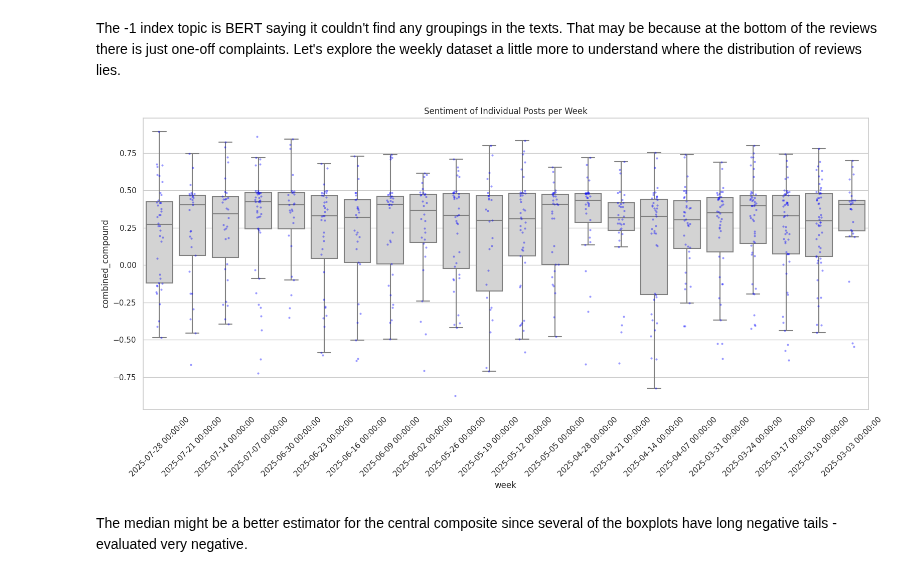
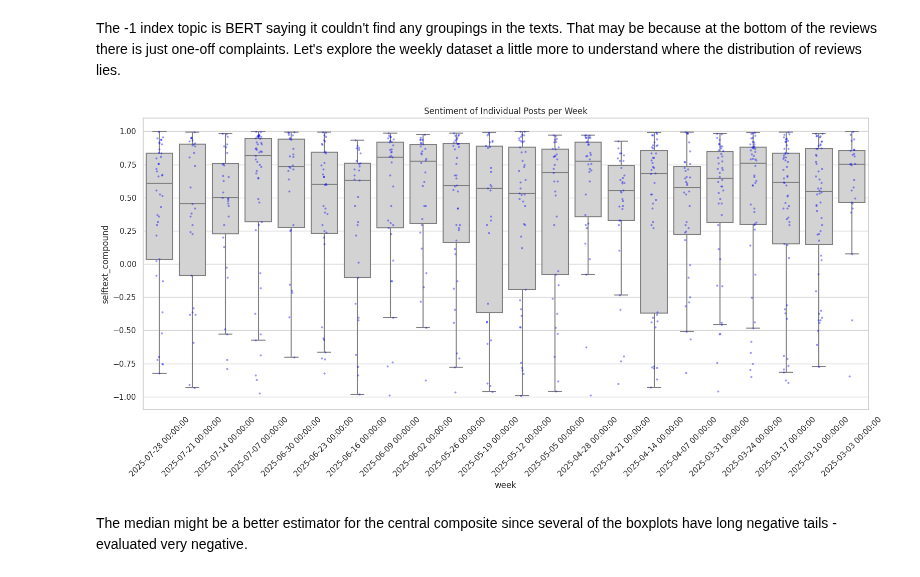
Before and after one commit to morescode-pm/kaggle-fastai, a Jupyter notebook: chapter3/hellofresh_reddit.ipynb, the cells around one changed output. Saved outputs shown, nothing was run; the diff lists cells and outputs as text; code cells hidden in the pictures.

```diff
--- a/chapter3/hellofresh_reddit.ipynb
+++ b/chapter3/hellofresh_reddit.ipynb
@@ -728,14 +728,14 @@ topic_model.get_topic_info()
 The -1 index topic is BERT saying it couldn't find any groupings in the texts. That may be because at the bottom of the reviews there is just one-off complaints. Let's explore the weekly dataset a little more to understand where the distribution of reviews lies.
 # %%
 plt.figure(figsize=(16, 8))
-sns.boxplot(data=df, x='week', y='combined_compound', color='lightgray', fliersize=0)
-sns.stripplot(data=df, x='week', y='combined_compound', color='blue', size=3, jitter=True, alpha=0.4)
+sns.boxplot(data=df, x='week', y='selftext_compound', color='lightgray', fliersize=0)
+sns.stripplot(data=df, x='week', y='selftext_compound', color='blue', size=3, jitter=True, alpha=0.4)
 plt.title("Sentiment of Individual Posts per Week")
 plt.xticks(rotation=45)
 plt.tight_layout()
 plt.show()
 # %% [output]
-[figure, old version]
+[figure, new version]
 # %% [markdown]
 The median might be a better estimator for the central composite since several of the boxplots have long negative tails - evaluated very negative.
 # %% [markdown]
```
Also changed, not shown: parts of 10 cells of this notebook.
